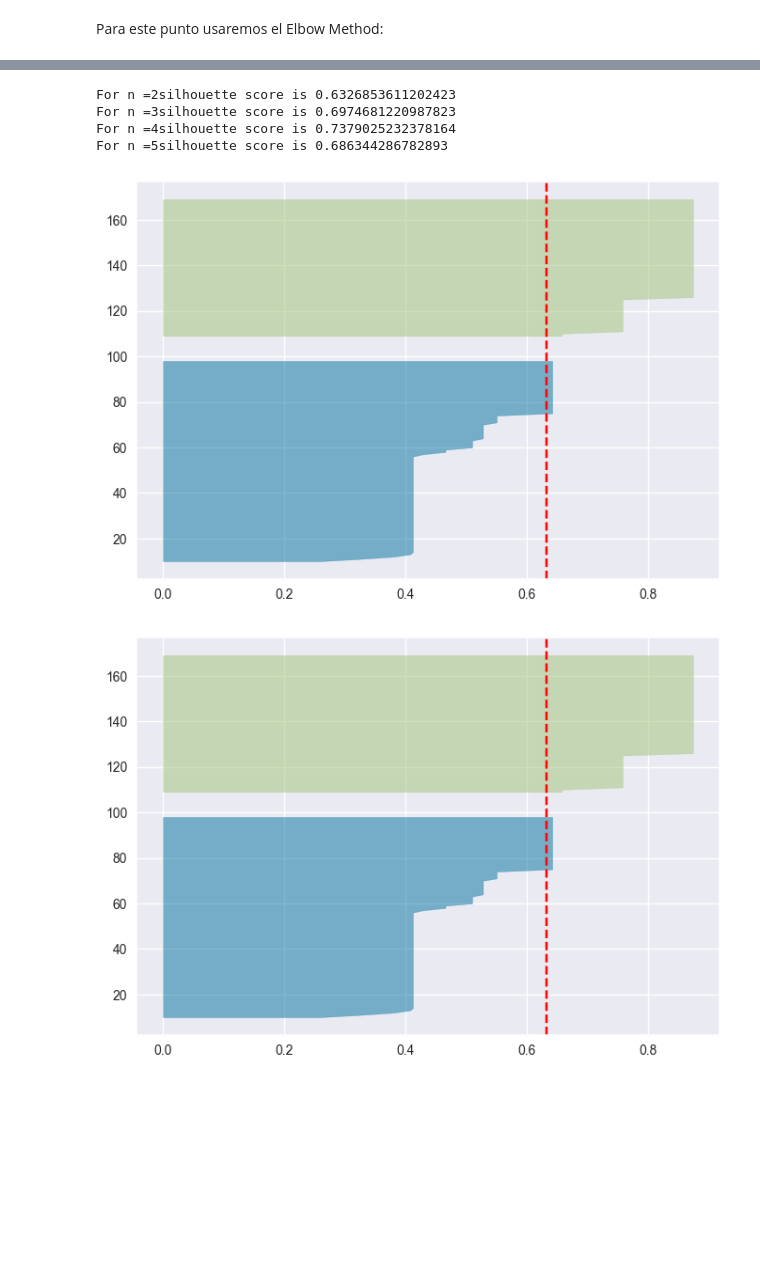
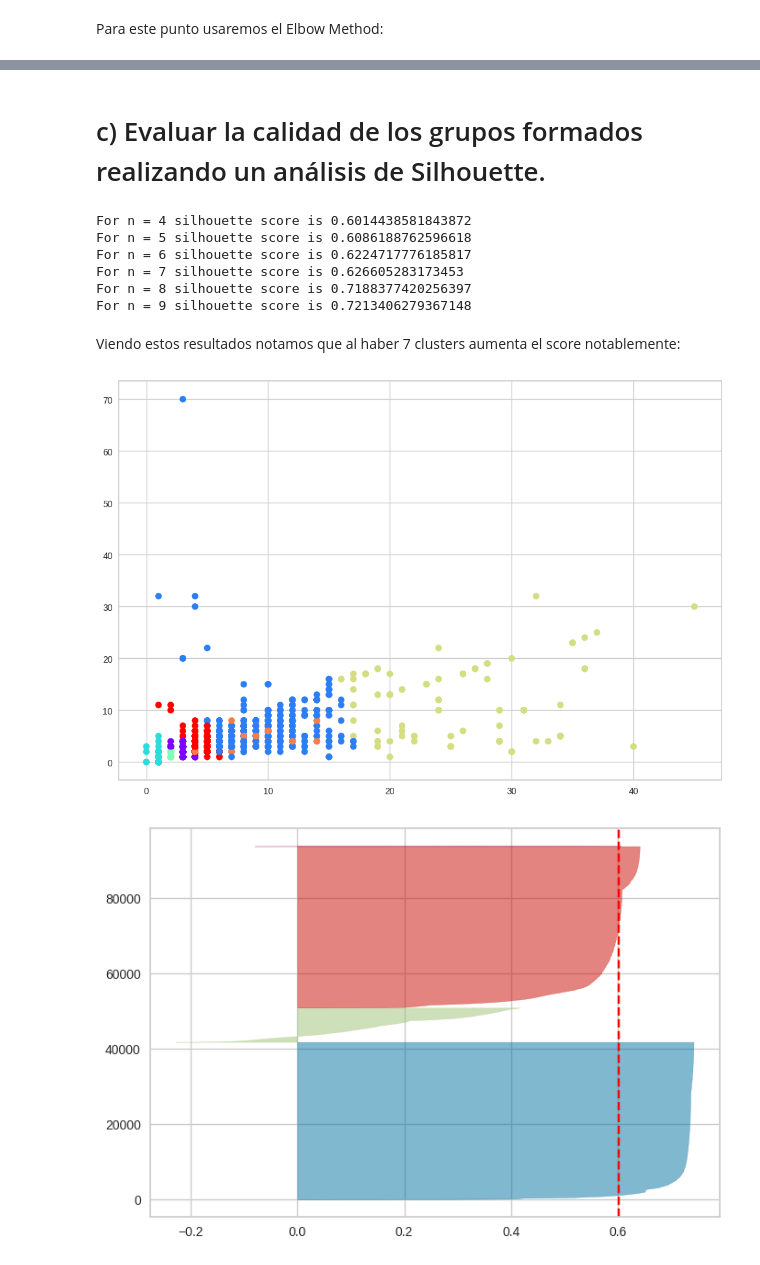
Before and after one commit to hmaldonado12/7506R-1C2024-GRUPO6, a Jupyter notebook: tp1/7506R_TP1_GRUPO06_ENTREGA.ipynb, the cells around one changed output, grey strips where cells are left out. Drawn from its saved outputs; the diff is of its cells as text; code cells hidden in the pictures; blank space fills up the shorter version.

```diff
--- a/tp1/7506R_TP1_GRUPO06_ENTREGA.ipynb
+++ b/tp1/7506R_TP1_GRUPO06_ENTREGA.ipynb
@@ -1065,4 +1054,0 @@ x
-# %%
-kmeans = KMeans(n_clusters=6)
-kmeans.fit(x)
-identified_clusters = kmeans.fit_predict(x)
@@ -1084,7 +1070,7 @@ Para este punto usaremos el Elbow Method:
 distancias_prom = []
 for i in range(1,10):
   kmeans = KMeans(i)
-  kmeans.fit(x)
+  kmeans.fit(x_norm)
   iner = kmeans.inertia_
   distancias_prom.append(iner)
 
@@ -1101,0 +1088,9 @@ En base al gráfico podemos deducir que utilizar 4 clusters sería lo ideal
+# %%
+kmeans = KMeans(n_clusters=5)
+kmeans.fit(x_norm)
+identified_clusters = kmeans.fit_predict(x_norm)
+data_with_clusters = df_clust.copy()
+data_with_clusters['cluster'] = identified_clusters
+plt.figure(figsize=(12,8))
+plt.scatter(data_with_clusters["property_rooms"], data_with_clusters["property_bedrooms"], c=data_with_clusters["cluster"], cmap='rainbow')
+plt.show()
@@ -1102,26 +1099,41 @@ En base al gráfico podemos deducir que utilizar 4 clusters sería lo ideal
+# %% [markdown]
+# c) Evaluar la calidad de los grupos formados realizando un análisis de Silhouette.
 # %%
 from sklearn.metrics import silhouette_score
 
-list_k = list(range(2,6))
+list_k = list(range(4,10))
 
 for n in list_k:
   clusterer = KMeans(n_clusters=n)
-  preds = clusterer.fit_predict(x)
+  preds = clusterer.fit_predict(x_norm)
 
-  score = silhouette_score(x,preds)
-  print('For n =' + str(n) + 'silhouette score is ' + str(score))
+  score = silhouette_score(x_norm,preds)
+  print('For n = ' + str(n) + ' silhouette score is ' + str(score))
 # %% [output]
-For n =2silhouette score is 0.6326853611202423
-For n =3silhouette score is 0.6974681220987823
-For n =4silhouette score is 0.7379025232378164
-For n =5silhouette score is 0.686344286782893
+For n = 4 silhouette score is 0.6014438581843872
+For n = 5 silhouette score is 0.6086188762596618
+For n = 6 silhouette score is 0.6224717776185817
+For n = 7 silhouette score is 0.626605283173453
+For n = 8 silhouette score is 0.7188377420256397
+For n = 9 silhouette score is 0.7213406279367148
+# %% [markdown]
+Viendo estos resultados notamos que al haber 7 clusters aumenta el score notablemente:
+# %%
+kmeans = KMeans(n_clusters=7)
+kmeans.fit(x_norm)
+identified_clusters = kmeans.fit_predict(x_norm)
+data_with_clusters = df_clust.copy()
+data_with_clusters['cluster'] = identified_clusters
+plt.figure(figsize=(12,8))
+plt.scatter(data_with_clusters["property_rooms"], data_with_clusters["property_bedrooms"], c=data_with_clusters["cluster"], cmap='rainbow')
+plt.show()
+# %% [output]
+[figure, added]
 # %%
 from yellowbrick.cluster import SilhouetteVisualizer
-for i in range(2,6):
-  model = KMeans(n_clusters=2,random_state=0)
-  visualizer = SilhouetteVisualizer(model, colors='yellowbrick')
-  visualizer.fit(x)
-  plt.show()
+model = KMeans(n_clusters=4,random_state=0)
+visualizer = SilhouetteVisualizer(model, colors='yellowbrick')
+visualizer.fit(x_norm)
+plt.show()
 # %% [output]
-[figure, old version]
+[figure, new version]
-[figure, removed]
```
Also changed, not shown: parts of 54 cells of this notebook.
